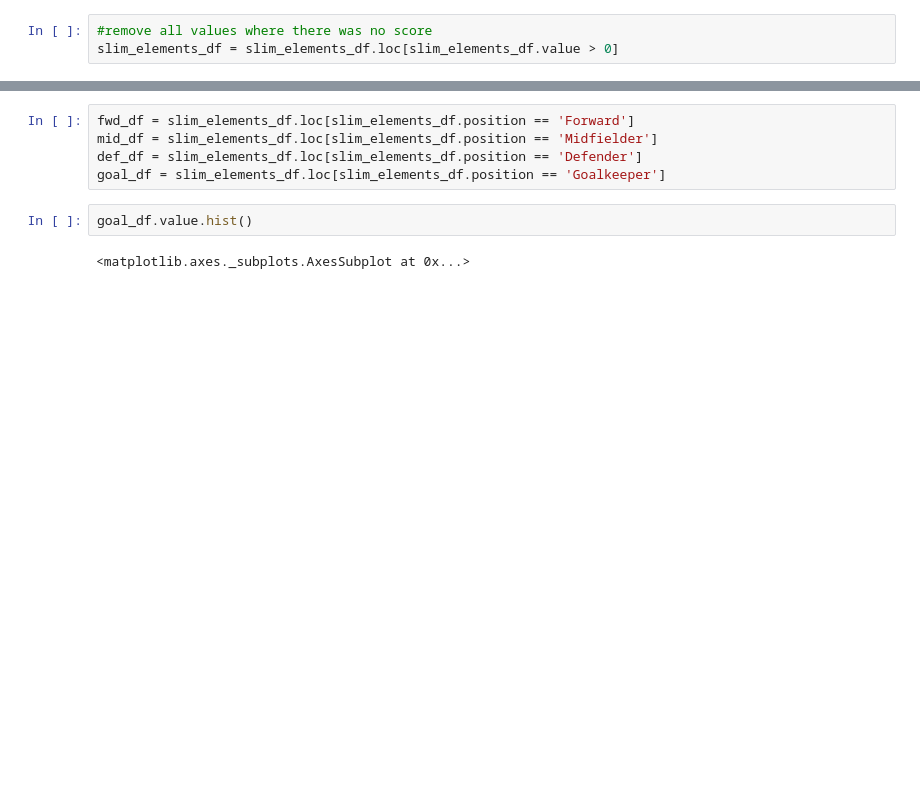
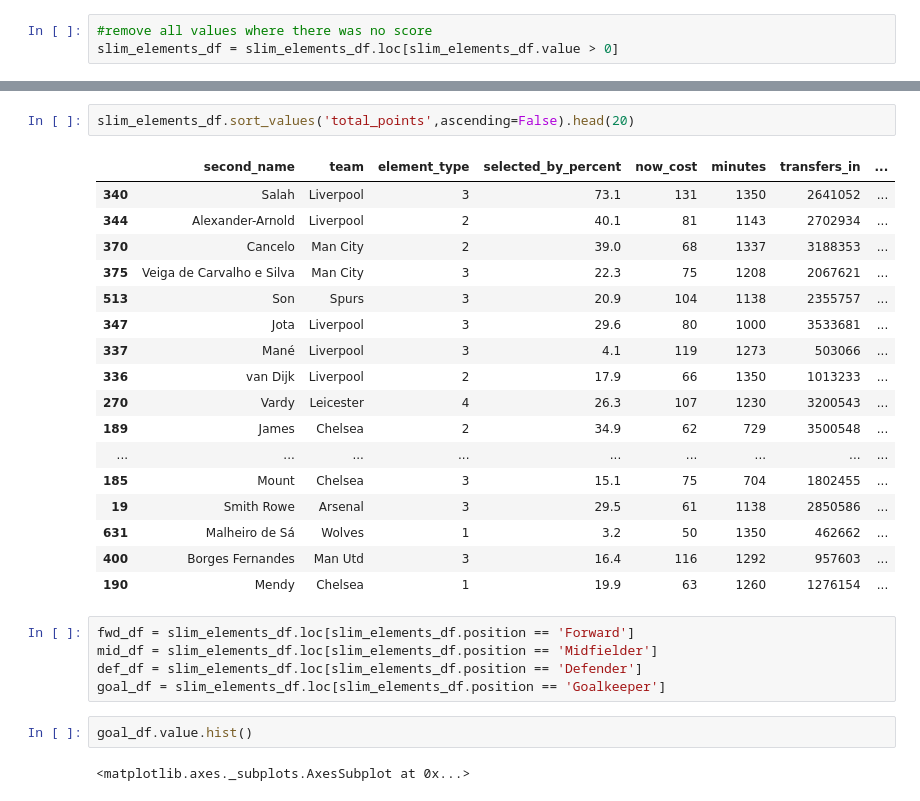
Before and after one commit to Tdavies92/AcademyPublic, a Jupyter notebook: FPL (basic).ipynb, the cells around one changed output, grey strips where cells are left out. Saved outputs shown, nothing was run; the diff lists cells and outputs as text; blank space fills up the shorter version.

```diff
--- a/FPL (basic).ipynb
+++ b/FPL (basic).ipynb
@@ -193,3 +195,23 @@ team_pivot.sort_values('value',ascending=False)
+# %%
+slim_elements_df.sort_values('total_points',ascending=False).head(20)
+# %% [output]
+|  | second_name | team | element_type | selected_by_percent | now_cost | minutes | transfers_in | ... |
+| 340 | Salah | Liverpool | 3 | 73.1 | 131 | 1350 | 2641052 | ... |
+| 344 | Alexander-Arnold | Liverpool | 2 | 40.1 | 81 | 1143 | 2702934 | ... |
+| 370 | Cancelo | Man City | 2 | 39.0 | 68 | 1337 | 3188353 | ... |
+| 375 | Veiga de Carvalho e Silva | Man City | 3 | 22.3 | 75 | 1208 | 2067621 | ... |
+| 513 | Son | Spurs | 3 | 20.9 | 104 | 1138 | 2355757 | ... |
+| 347 | Jota | Liverpool | 3 | 29.6 | 80 | 1000 | 3533681 | ... |
+| 337 | Mané | Liverpool | 3 | 4.1 | 119 | 1273 | 503066 | ... |
+| 336 | van Dijk | Liverpool | 2 | 17.9 | 66 | 1350 | 1013233 | ... |
+| 270 | Vardy | Leicester | 4 | 26.3 | 107 | 1230 | 3200543 | ... |
+| 189 | James | Chelsea | 2 | 34.9 | 62 | 729 | 3500548 | ... |
+| ... | ... | ... | ... | ... | ... | ... | ... | ... |
+| 185 | Mount | Chelsea | 3 | 15.1 | 75 | 704 | 1802455 | ... |
+| 19 | Smith Rowe | Arsenal | 3 | 29.5 | 61 | 1138 | 2850586 | ... |
+| 631 | Malheiro de Sá | Wolves | 1 | 3.2 | 50 | 1350 | 462662 | ... |
+| 400 | Borges Fernandes | Man Utd | 3 | 16.4 | 116 | 1292 | 957603 | ... |
+| 190 | Mendy | Chelsea | 1 | 19.9 | 63 | 1260 | 1276154 | ... |
 # %%
 fwd_df = slim_elements_df.loc[slim_elements_df.position == 'Forward']
 mid_df = slim_elements_df.loc[slim_elements_df.position == 'Midfielder']
```
Also changed, not shown: parts of 13 cells of this notebook.
